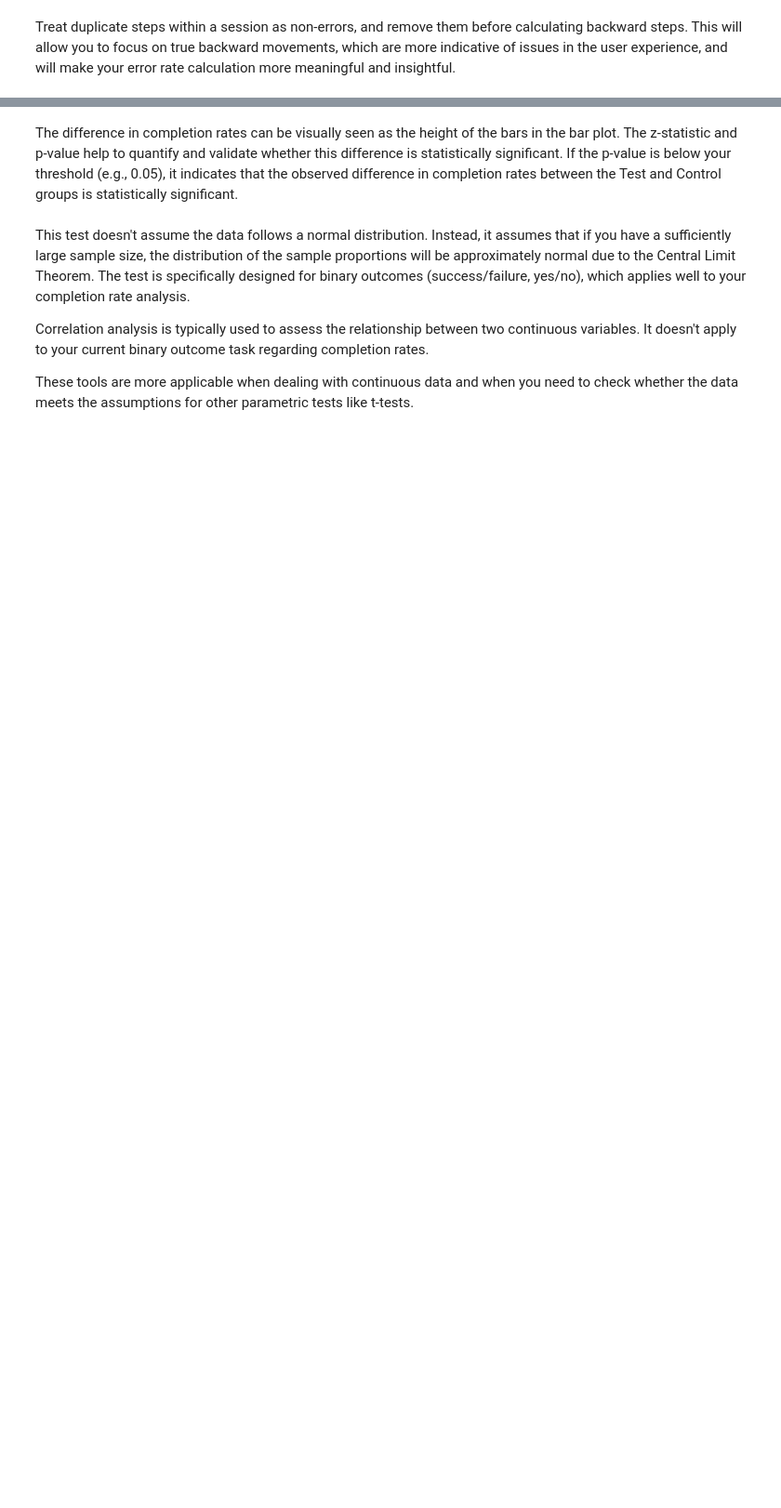
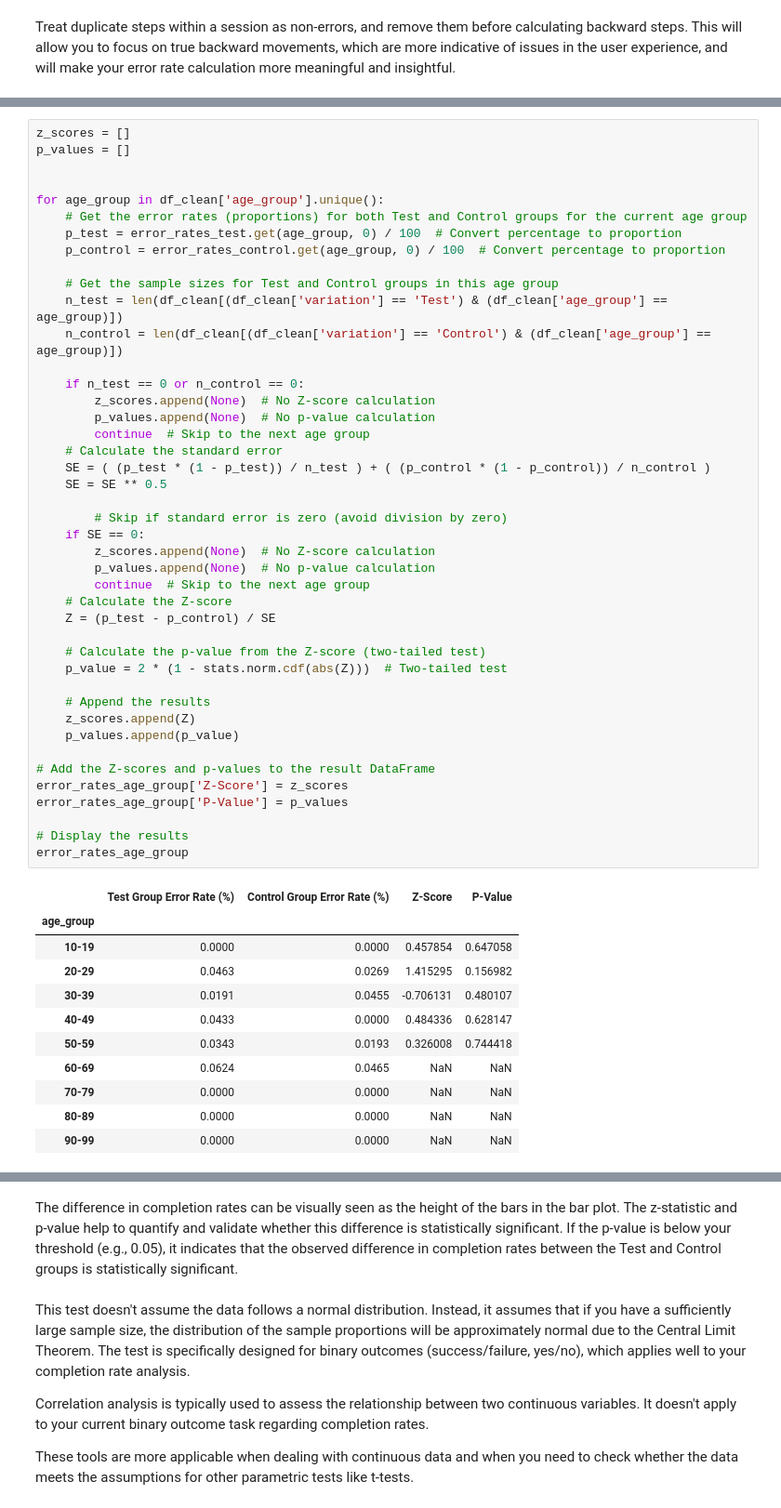
Before and after one commit to oofnaibaf/vanguard-ab-test, a Jupyter notebook: notebooks/filip_notebook/filip_notebook.ipynb, the cells around one changed output, grey strips where cells are left out. Shown at 93% size. Drawn from its saved outputs; the diff is of its cells as text; blank space fills up the shorter version.

```diff
--- a/notebooks/filip_notebook/filip_notebook.ipynb
+++ b/notebooks/filip_notebook/filip_notebook.ipynb
@@ -451,0 +533,55 @@ Treat duplicate steps within a session as non-errors, and remove them before cal
+# %%
+z_scores = []
+p_values = []
+
+
+for age_group in df_clean['age_group'].unique():
+    # Get the error rates (proportions) for both Test and Control groups for the current age group
+    p_test = error_rates_test.get(age_group, 0) / 100  # Convert percentage to proportion
+    p_control = error_rates_control.get(age_group, 0) / 100  # Convert percentage to proportion
+
+    # Get the sample sizes for Test and Control groups in this age group
+    n_test = len(df_clean[(df_clean['variation'] == 'Test') & (df_clean['age_group'] == age_group)])
+    n_control = len(df_clean[(df_clean['variation'] == 'Control') & (df_clean['age_group'] == age_group)])
+
+    if n_test == 0 or n_control == 0:
+        z_scores.append(None)  # No Z-score calculation
+        p_values.append(None)  # No p-value calculation
+        continue  # Skip to the next age group
+    # Calculate the standard error
+    SE = ( (p_test * (1 - p_test)) / n_test ) + ( (p_control * (1 - p_control)) / n_control )
+    SE = SE ** 0.5
+
+        # Skip if standard error is zero (avoid division by zero)
+    if SE == 0:
+        z_scores.append(None)  # No Z-score calculation
+        p_values.append(None)  # No p-value calculation
+        continue  # Skip to the next age group
+    # Calculate the Z-score
+    Z = (p_test - p_control) / SE
+
+    # Calculate the p-value from the Z-score (two-tailed test)
+    p_value = 2 * (1 - stats.norm.cdf(abs(Z)))  # Two-tailed test
+
+    # Append the results
+    z_scores.append(Z)
+    p_values.append(p_value)
+
+# Add the Z-scores and p-values to the result DataFrame
+error_rates_age_group['Z-Score'] = z_scores
+error_rates_age_group['P-Value'] = p_values
+
+# Display the results
+error_rates_age_group
+# %% [output]
+|  | Test Group Error Rate (%) | Control Group Error Rate (%) | Z-Score | P-Value |
+| age_group |  |  |  |  |
+| 10-19 | 0.0000 | 0.0000 | 0.457854 | 0.647058 |
+| 20-29 | 0.0463 | 0.0269 | 1.415295 | 0.156982 |
+| 30-39 | 0.0191 | 0.0455 | -0.706131 | 0.480107 |
+| 40-49 | 0.0433 | 0.0000 | 0.484336 | 0.628147 |
+| 50-59 | 0.0343 | 0.0193 | 0.326008 | 0.744418 |
+| 60-69 | 0.0624 | 0.0465 | NaN | NaN |
+| 70-79 | 0.0000 | 0.0000 | NaN | NaN |
+| 80-89 | 0.0000 | 0.0000 | NaN | NaN |
+| 90-99 | 0.0000 | 0.0000 | NaN | NaN |
```
Also changed, not shown: parts of 40 cells of this notebook, 10 other files.
